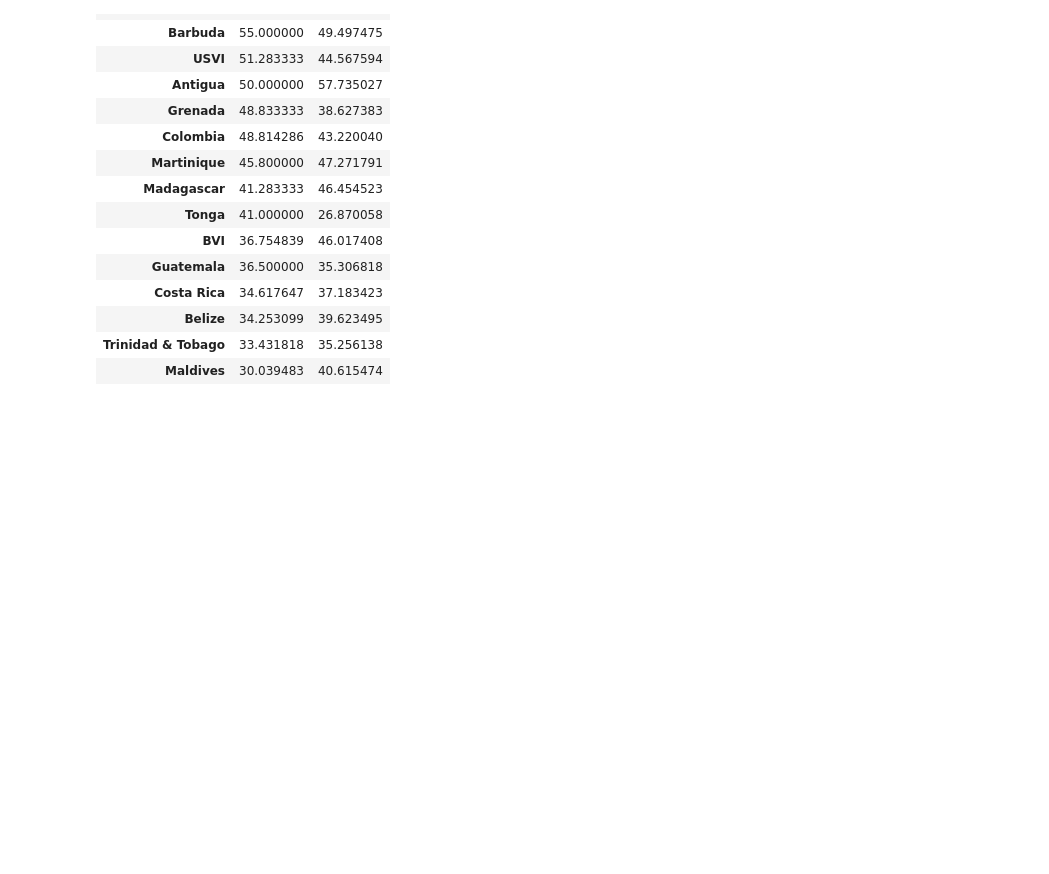
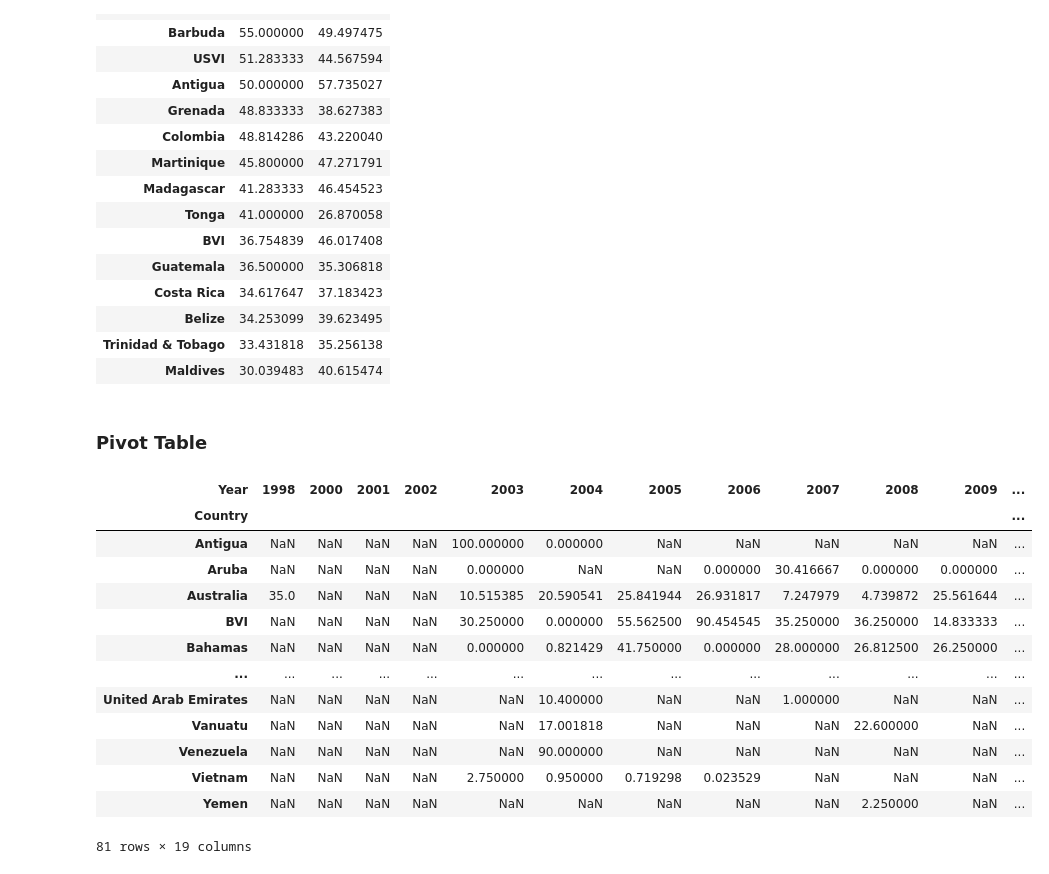
Before and after one commit to muktoakash/Simple-Data-Analysis, a Jupyter notebook: 4_DataAnalysis/CoralReef.ipynb, the cells around one changed output. Cells and saved outputs as stored; diff of their text form; code cells hidden in the pictures; blank space fills up the shorter version.

Commit message:
Create pivot table

```diff
--- a/4_DataAnalysis/CoralReef.ipynb
+++ b/4_DataAnalysis/CoralReef.ipynb
@@ -190,3 +190,24 @@ group_by_country
 | Belize | 34.253099 | 39.623495 |
 | Trinidad & Tobago | 33.431818 | 35.256138 |
 | Maldives | 30.039483 | 40.615474 |
+# %% [markdown]
+### Pivot Table
+# %%
+pivot = data.pivot_table(values="Bleaching Percentage", index="Country", columns="Year", aggfunc="mean")
+
+pivot
+# %% [output]
+| Year | 1998 | 2000 | 2001 | 2002 | 2003 | 2004 | 2005 | 2006 | 2007 | 2008 | 2009 | ... |
+| Country |  |  |  |  |  |  |  |  |  |  |  | ... |
+| Antigua | NaN | NaN | NaN | NaN | 100.000000 | 0.000000 | NaN | NaN | NaN | NaN | NaN | ... |
+| Aruba | NaN | NaN | NaN | NaN | 0.000000 | NaN | NaN | 0.000000 | 30.416667 | 0.000000 | 0.000000 | ... |
+| Australia | 35.0 | NaN | NaN | NaN | 10.515385 | 20.590541 | 25.841944 | 26.931817 | 7.247979 | 4.739872 | 25.561644 | ... |
+| BVI | NaN | NaN | NaN | NaN | 30.250000 | 0.000000 | 55.562500 | 90.454545 | 35.250000 | 36.250000 | 14.833333 | ... |
+| Bahamas | NaN | NaN | NaN | NaN | 0.000000 | 0.821429 | 41.750000 | 0.000000 | 28.000000 | 26.812500 | 26.250000 | ... |
+| ... | ... | ... | ... | ... | ... | ... | ... | ... | ... | ... | ... | ... |
+| United Arab Emirates | NaN | NaN | NaN | NaN | NaN | 10.400000 | NaN | NaN | 1.000000 | NaN | NaN | ... |
+| Vanuatu | NaN | NaN | NaN | NaN | NaN | 17.001818 | NaN | NaN | NaN | 22.600000 | NaN | ... |
+| Venezuela | NaN | NaN | NaN | NaN | NaN | 90.000000 | NaN | NaN | NaN | NaN | NaN | ... |
+| Vietnam | NaN | NaN | NaN | NaN | 2.750000 | 0.950000 | 0.719298 | 0.023529 | NaN | NaN | NaN | ... |
+| Yemen | NaN | NaN | NaN | NaN | NaN | NaN | NaN | NaN | NaN | 2.250000 | NaN | ... |
+81 rows × 19 columns
```
